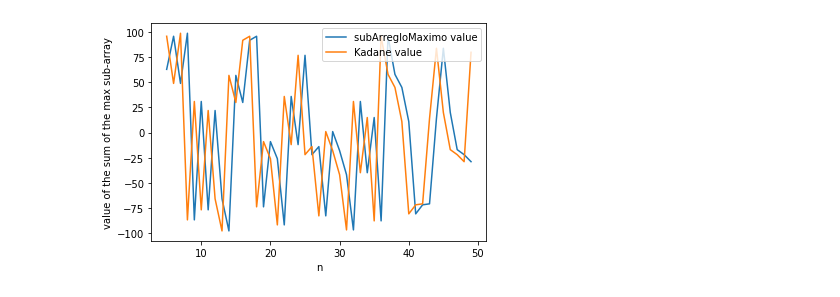
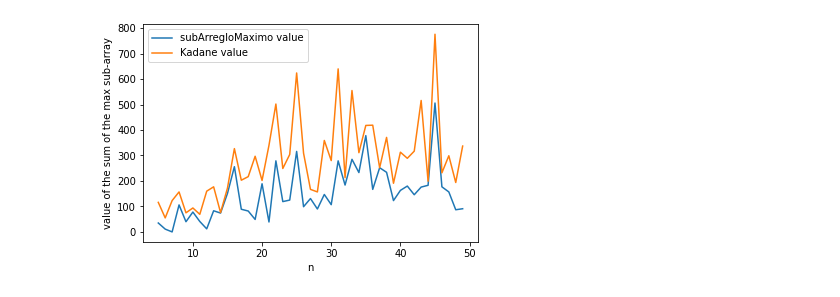
Before and after one commit to Alejandro3009/ADA-Informes, a Jupyter notebook: Sub_arreglo_maximo.ipynb, the cells around one changed output. Drawn from its saved outputs; the diff is of its cells as text; code cells hidden in the pictures.

```diff
--- a/Sub_arreglo_maximo.ipynb
+++ b/Sub_arreglo_maximo.ipynb
@@ -30,27 +30,27 @@ def subArregloMaximo (A,verbose):
   if(verbose):
     print("se llama a la funcion maxMitad con un arreglo que va desde la posicion ",0," hasta la ",len(A)//2)
     print("o dicho de otra forma el lado izquierdo del arreglo original")
-    minB,lulB,sumaB = maxMitad(A[0:len(A)//2],verbose) ##obtener el mayor sub-arreglo izquierdo
+    minB,maxB,sumaB = maxMitad(A[0:len(A)//2],verbose) ##obtener el mayor sub-arreglo izquierdo
     print("se llama a la funcion maxMitad con un arreglo que va desde la posicion ",len(A)//2," hasta la ",len(A))
     print("o dicho de otra forma el lado derecho del arreglo original")
-    minC,lulC,sumaC = maxMitad(A[len(A)//2:len(A)],verbose) ##obtener el mayor sub-arreglo derecho
+    minC,maxC,sumaC = maxMitad(A[len(A)//2:len(A)],verbose) ##obtener el mayor sub-arreglo derecho
   else:
-    minB,lulB,sumaB = maxMitad(A[0:len(A)//2],verbose) ##obtener el mayor sub-arreglo izquierdo
-    minC,lulC,sumaC = maxMitad(A[len(A)//2:len(A)],verbose) ##obtener el mayor sub-arreglo derecho
+    minB,maxB,sumaB = maxMitad(A[0:len(A)//2],verbose) ##obtener el mayor sub-arreglo izquierdo
+    minC,maxC,sumaC = maxMitad(A[len(A)//2:len(A)],verbose) ##obtener el mayor sub-arreglo derecho
 
   if(verbose):
     print("ahora que tenemos ambos sub-arreglos y se indices toma el indice mas bajo y el indice mas alto")
     print("y se busca el mayor sub-arreglo entre ellos \n")
 
-  minA,lulA,sumaA = maxMitad(A[lulB:(minC+len(A)//2)],verbose)
+  minA,maxA,sumaA = maxMitad(A[maxB:(minC+(len(A)//2))],verbose)
 
   if(verbose):
     print("ahora comparamos a los sub-arreglos para encontrar el mayor entre ellos")
   if(sumaA > sumaB and sumaA > sumaC):
-    return minA,lulA,sumaA
+    return minA,maxA+len(A)//2,sumaA
   elif(sumaB > sumaC):
-    return minB,lulB,sumaB
-  return minC,lulC,sumaC
+    return minB,maxB,sumaB
+  return minC,maxC,sumaC
 
 
 
@@ -60,7 +60,7 @@ def maxMitad(A,verbose):
   indiceA = 0
   indiceB = 0
   min = 0
-  lul = 0
+  max = 0
   suma = 0 ## va sumando los valores del arreglos en cada iteracion
   anterior = 0 ## guarda el valor de la iteracion anterior
   diferencia = 0 ## en esta variable se guarda la suma mas grande que haya hasta el momento
@@ -68,7 +68,7 @@ def maxMitad(A,verbose):
   for i in range(0,len(A)):
     suma = suma + A[i]
 
-    if(anterior < suma and anterior != 0):
+    if(anterior < suma and anterior != 0 and min == 0):
       if(verbose):
         print("el punto mas bajo de un nuevo sub-arreglo ",anterior)
       min = anterior
@@ -77,11 +77,11 @@ def maxMitad(A,verbose):
     elif(anterior > suma and min != 0):
       if(verbose):
         print("el punto mas alto de un nuevo sub-arreglo ",anterior,"\n")
-      lul = anterior
+      max = anterior
       indiceB = i - 1
 
-    if(min != 0 and lul != 0):
-      min = abs(min) - abs(lul)
+    if(min != 0 and max != 0):
+      min = abs(min) - abs(max)
 
       min = abs(min)
 
@@ -98,7 +98,7 @@ def maxMitad(A,verbose):
         indice_Mayor = indiceB
 
         min = 0
-        lul = 0
+        max = 0
         anterior = 0
         suma = 0
       elif(diferencia > min):
@@ -106,7 +106,7 @@ def maxMitad(A,verbose):
           print("el sub-arreglo que se encontro anteriormente es mayor asi que seguimos buscando por un sub-arreglo que sea mayor a este \n")
 
         min = 0
-        lul = 0
+        max = 0
         anterior = 0
         suma = 0
 
@@ -119,6 +119,7 @@ def maxMitad(A,verbose):
   return indice_Menor, indice_Mayor, diferencia
 
 array = random.sample(range(-20,20),14)
+print("algoritmo de entrada: \n",array)
 i, j, suma = subArregloMaximo(array,False) # En el grafico de la guia low era el inicio del arreglo y high el final
 print("Indice menor: ", i)
 print("Indice mayor: ", j)
@@ -230,7 +232,7 @@ for n in range(5,500):
   x.append(n)
   y.append(t)
 
-  t = repeat(setup="from __main__ import maxSubArraySum", stmt=f"maxSubArraySum({a},{len(a)})", repeat=1, number=10)
+  t = repeat(setup="from __main__ import kadane", stmt=f"kadane({a},{len(a)})", repeat=1, number=10)
 
   x1.append(n)
   y1.append(t)
@@ -254,31 +260,31 @@ Como se apreciar el algoritmo kadane es mas efectivo que el metodo recursivo, y
 # %%
 import matplotlib.pyplot as plt
 import random
 
 x=[]; y=[]
 x1=[]; y1=[]
 
 for n in range(5,50):
 
   a = random.sample(range(-100, 100), n)
 
-  min,lul,suma = subArregloMaximo(a,False)
+  min,max,sum = subArregloMaximo(a,False)
 
   x.append(n)
   y.append(sum)
 
   sum = kadane(a,len(a))
 
   x1.append(n)
   y1.append(sum)
 
 
 plt.plot(x,y)
 plt.plot(x1,y1)
 plt.legend(["subArregloMaximo value", "Kadane value"])
 
 plt.xlabel('n')
 plt.ylabel('value of the sum of the max sub-array')
 plt.show()
 # %% [output]
-[figure, old version]
+[figure, new version]
```
Also changed, not shown: parts of 17 cells of this notebook.
